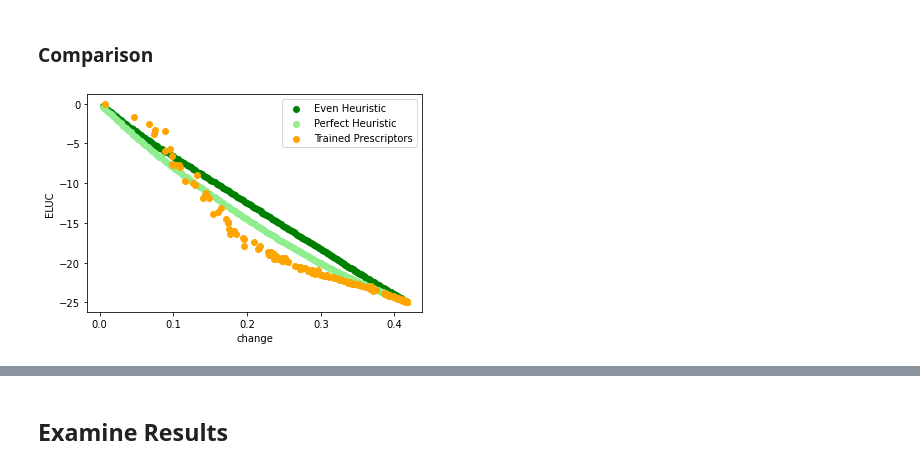
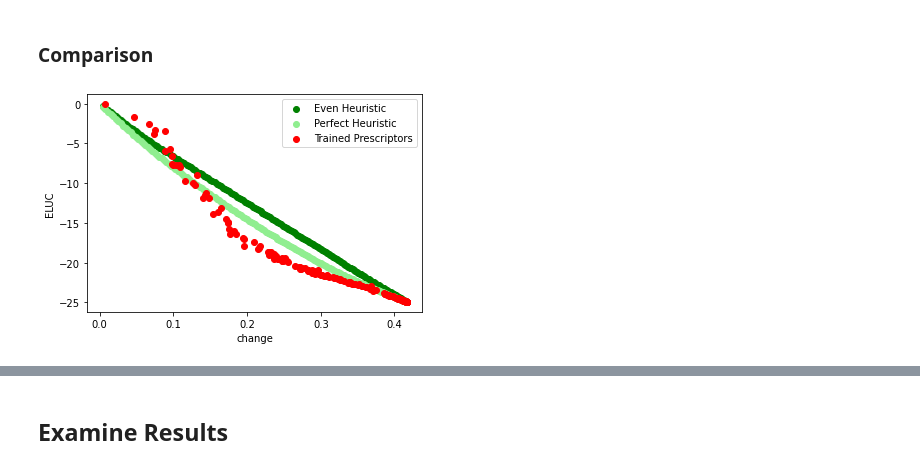
Before and after one commit to Project-Resilience/mvp, a Jupyter notebook: use_cases/eluc/experiments/prescriptor_experiments.ipynb, the cells around one changed output, grey strips where cells are left out. Saved outputs shown, nothing was run; the diff lists cells and outputs as text; code cells hidden in the pictures.

```diff
--- a/use_cases/eluc/experiments/prescriptor_experiments.ipynb
+++ b/use_cases/eluc/experiments/prescriptor_experiments.ipynb
@@ -100,10 +103,9 @@ def get_overall_pareto_df(final_gen:int, results_dir: Path):
         pareto = True
         for j in range(i+1, len(pareto_list)):
             p = pareto_list[j]
-            # if (((p['ELUC'] < row['ELUC']) and (p['change'] <= row['change'])) or \
-            #     ((p['ELUC'] <= row['ELUC']) and (p['change'] < row['change'])) or \
-            #     ((p['ELUC'] == row['ELUC']) and (p['change'] == row['change']))):
-            if p['ELUC'] <= row['ELUC'] and p['change'] <= row['change']:
+            if (((p['ELUC'] < row['ELUC']) and (p['change'] <= row['change'])) or \
+                ((p['ELUC'] <= row['ELUC']) and (p['change'] < row['change'])) or \
+                ((p['ELUC'] == row['ELUC']) and (p['change'] == row['change']))):
                 pareto = False
                 break
         if pareto:
@@ -204,13 +206,15 @@ def load_candidate(results_dir: Path, cand_id: str, cand_params: dict[str, int])
     cand.load_state_dict(torch.load(cand_path))
     return cand
 # %%
-nnp = NeuralNetPredictor.from_pretrained("predictors/neural_network/trained_models/no_overlap_nn")
-
+hf_persistor = HuggingFacePersistor(NeuralNetSerializer())
+nnp = hf_persistor.from_pretrained("danyoung/eluc-global-nn", local_dir="predictors/trained_models/danyoung--eluc-global-nn")
+change_predictor = PercentChangePredictor()
+pred_dict = {"ELUC": nnp, "change": change_predictor}
 candidate_params = {"in_size": len(constants.CAO_MAPPING["context"]), "hidden_size": 16, "out_size": len(constants.RECO_COLS)}
 # Set up new PrescriptorManager
 cands = [load_candidate(results_dir, cand_id, candidate_params) for cand_id in all_pareto_df["id"]]
 prescs = {cand.cand_id: LandUsePrescriptor(cand, encoder) for cand in cands}
-torch_manager = PrescriptorManager(prescs, nnp)
+torch_manager = PrescriptorManager(prescs, pred_dict)
 # %%
 test_df = dataset.test_df.sample(frac=0.01, random_state=100)
 encoded_test_df = encoder.encode_as_df(test_df)
@@ -222,8 +226,8 @@ encoded_context_df = encoded_test_df[constants.CAO_MAPPING["context"]]
 # %%
 def evaluate_prescriptor(prescriptor_manager: PrescriptorManager, cand_id: str, context_df: pd.DataFrame):
     context_actions_df = prescriptor_manager.prescribe(cand_id, context_df)
-    eluc_df, change_df = prescriptor_manager.predict_metrics(context_actions_df)
-    return eluc_df["ELUC"].mean(), change_df["change"].mean()
+    outcomes_df = prescriptor_manager.predict_metrics(context_actions_df)
+    return outcomes_df["ELUC"].mean(), outcomes_df["change"].mean()
 # %%
 assert len(all_pareto_df["id"].unique()) == len(all_pareto_df)
 
@@ -247,8 +251,8 @@ reco_coefs = []
 for col in constants.RECO_COLS:
     reco_coefs.append(coef_dict[col])
 
-even_manager = PrescriptorManager({str(pct): EvenHeuristic(pct, "secdf") for pct in pcts}, nnp)
-perfect_manager = PrescriptorManager({str(pct): PerfectHeuristic(pct, reco_coefs) for pct in pcts}, nnp)
+even_manager = PrescriptorManager({str(pct): EvenHeuristic(pct, "secdf") for pct in pcts}, pred_dict)
+perfect_manager = PrescriptorManager({str(pct): PerfectHeuristic(pct, reco_coefs) for pct in pcts}, pred_dict)
 # %%
 even_elucs = []
 even_changes = []
@@ -284,12 +288,12 @@ def plot_result_pareto(all_results, save_path=None):
 # %%
 all_results = {
     "Even Heuristic": (even_changes, even_elucs, "green"),
     "Perfect Heuristic": (perfect_changes, perfect_elucs, "lightgreen"),
-    "Trained Prescriptors": (changes, elucs, "orange")
+    "Trained Prescriptors": (changes, elucs, "red")
 }
 plot_result_pareto(all_results)
 # %% [output]
-[figure, old version]
+[figure, new version]
 # %%
 def filter_dominating(changes, elucs):
     """
```
Also changed, not shown: parts of 6 cells of this notebook, 3 other files.
